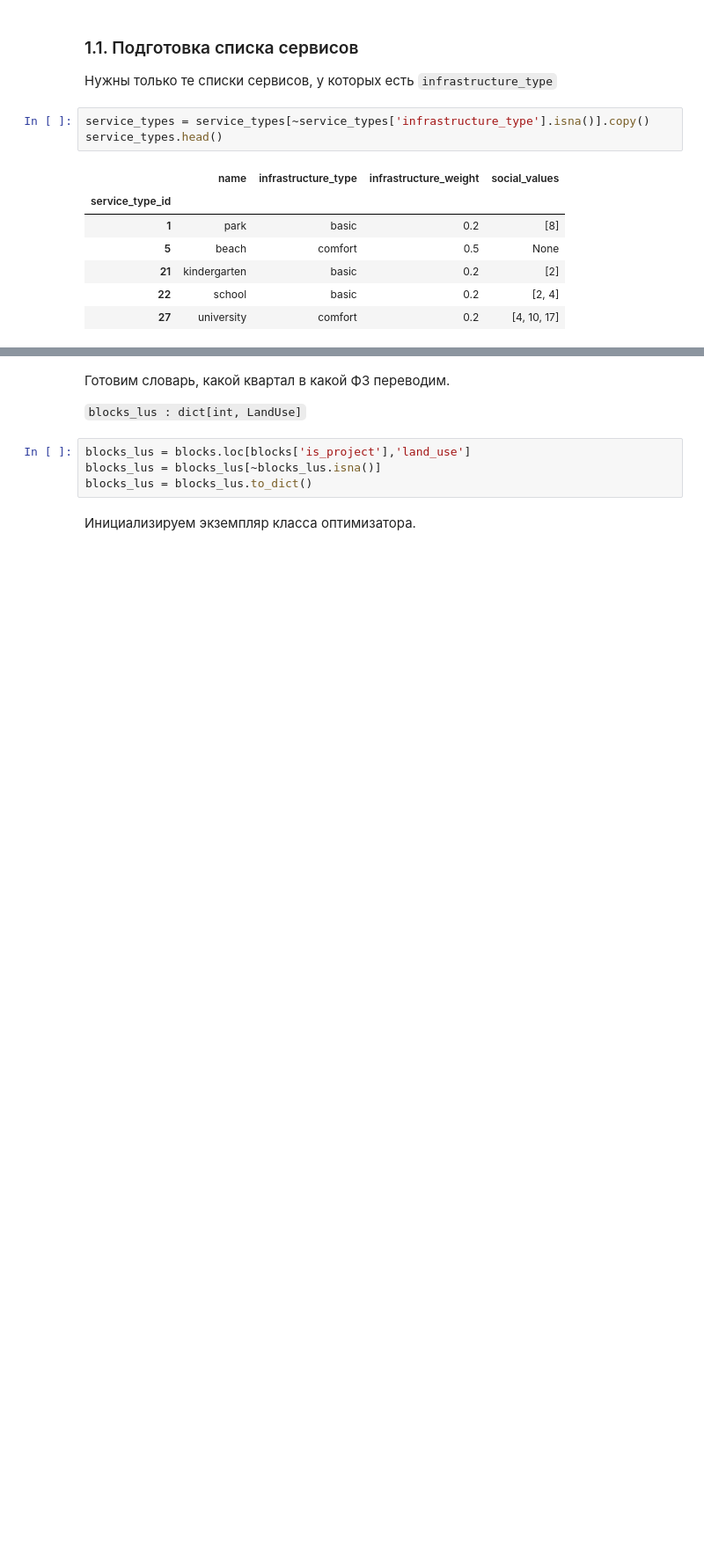
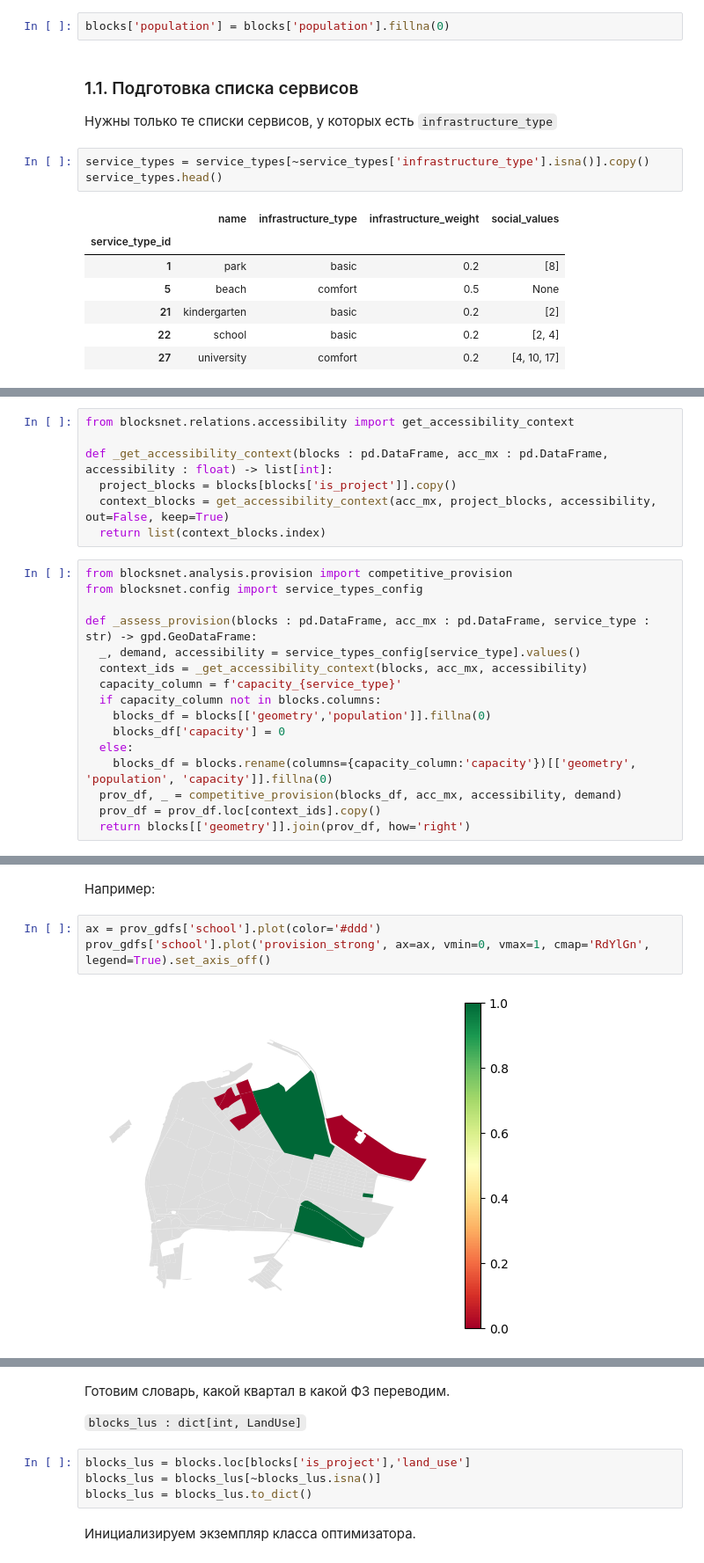
Before and after one commit to vasilstar97/prostor-examples, a Jupyter notebook: examples/Ф35 и Ф26.ipynb, the cells around one changed output, grey strips where cells are left out. Shown: that part at 88% size. Saved outputs shown, nothing was run; the diff lists cells and outputs as text; blank space fills up the shorter version.

```diff
--- a/examples/Ф35 и Ф26.ipynb
+++ b/examples/Ф35 и Ф26.ipynb
@@ -17,6 +17,8 @@ log_config.set_logger_level('ERROR')
 service_types = pd.read_pickle('./data/service_types.pickle')
 blocks = pd.read_pickle('./data/blocks.pickle')
 acc_mx = pd.read_pickle('./data/acc_mx.pickle')
+# %%
+blocks['population'] = blocks['population'].fillna(0)
 # %% [markdown]
 ### 1.1. Подготовка списка сервисов
 
@@ -66,0 +41,23 @@ service_types.head()
+# %%
+from blocksnet.relations.accessibility import get_accessibility_context
+
+def _get_accessibility_context(blocks : pd.DataFrame, acc_mx : pd.DataFrame, accessibility : float) -> list[int]:
+  project_blocks = blocks[blocks['is_project']].copy()
+  context_blocks = get_accessibility_context(acc_mx, project_blocks, accessibility, out=False, keep=True)
+  return list(context_blocks.index)
+# %%
+from blocksnet.analysis.provision import competitive_provision
+from blocksnet.config import service_types_config
+
+def _assess_provision(blocks : pd.DataFrame, acc_mx : pd.DataFrame, service_type : str) -> gpd.GeoDataFrame:
+  _, demand, accessibility = service_types_config[service_type].values()
+  context_ids = _get_accessibility_context(blocks, acc_mx, accessibility)
+  capacity_column = f'capacity_{service_type}'
+  if capacity_column not in blocks.columns:
+    blocks_df = blocks[['geometry','population']].fillna(0)
+    blocks_df['capacity'] = 0
+  else:
+    blocks_df = blocks.rename(columns={capacity_column:'capacity'})[['geometry', 'population', 'capacity']].fillna(0)
+  prov_df, _ = competitive_provision(blocks_df, acc_mx, accessibility, demand)
+  prov_df = prov_df.loc[context_ids].copy()
+  return blocks[['geometry']].join(prov_df, how='right')
@@ -66,0 +76,7 @@ service_types.head()
+# %% [markdown]
+Например:
+# %%
+ax = prov_gdfs['school'].plot(color='#ddd')
+prov_gdfs['school'].plot('provision_strong', ax=ax, vmin=0, vmax=1, cmap='RdYlGn', legend=True).set_axis_off()
+# %% [output]
+[figure, added]
```
Also changed, not shown: parts of 28 cells of this notebook, 1 other file.
